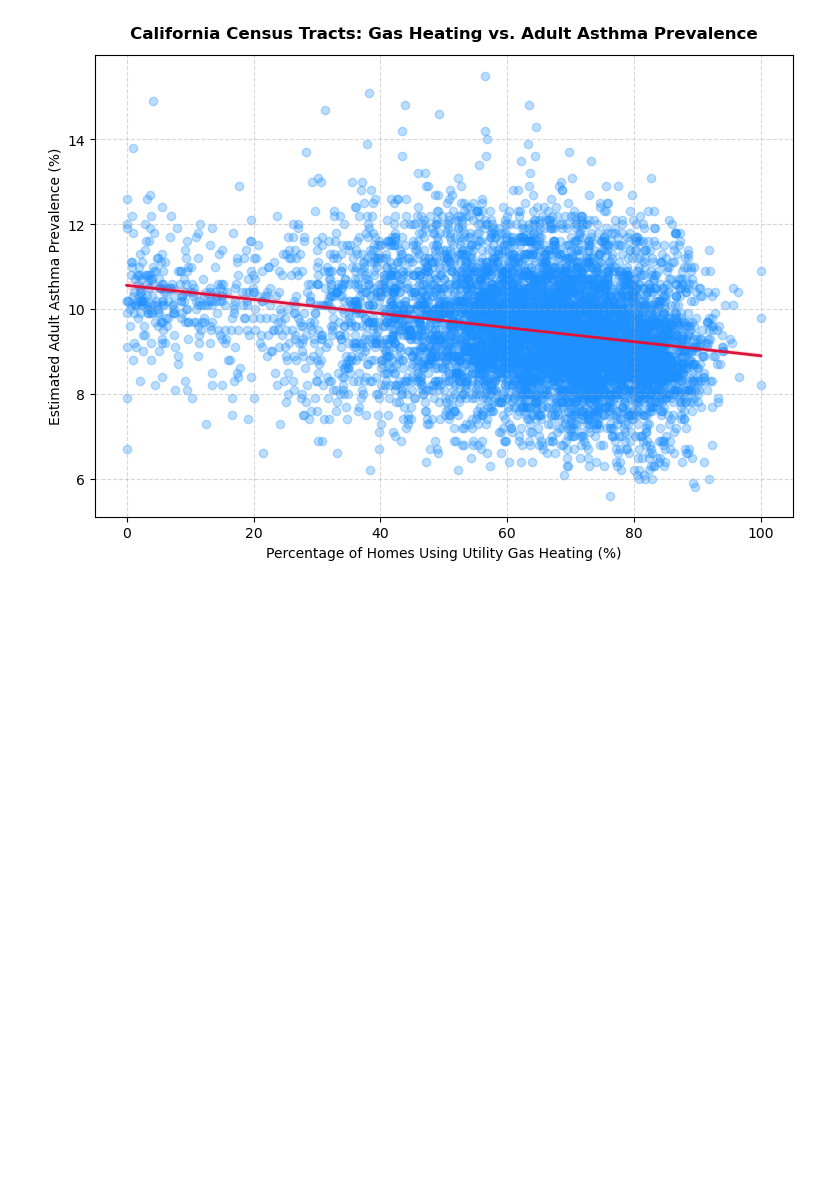
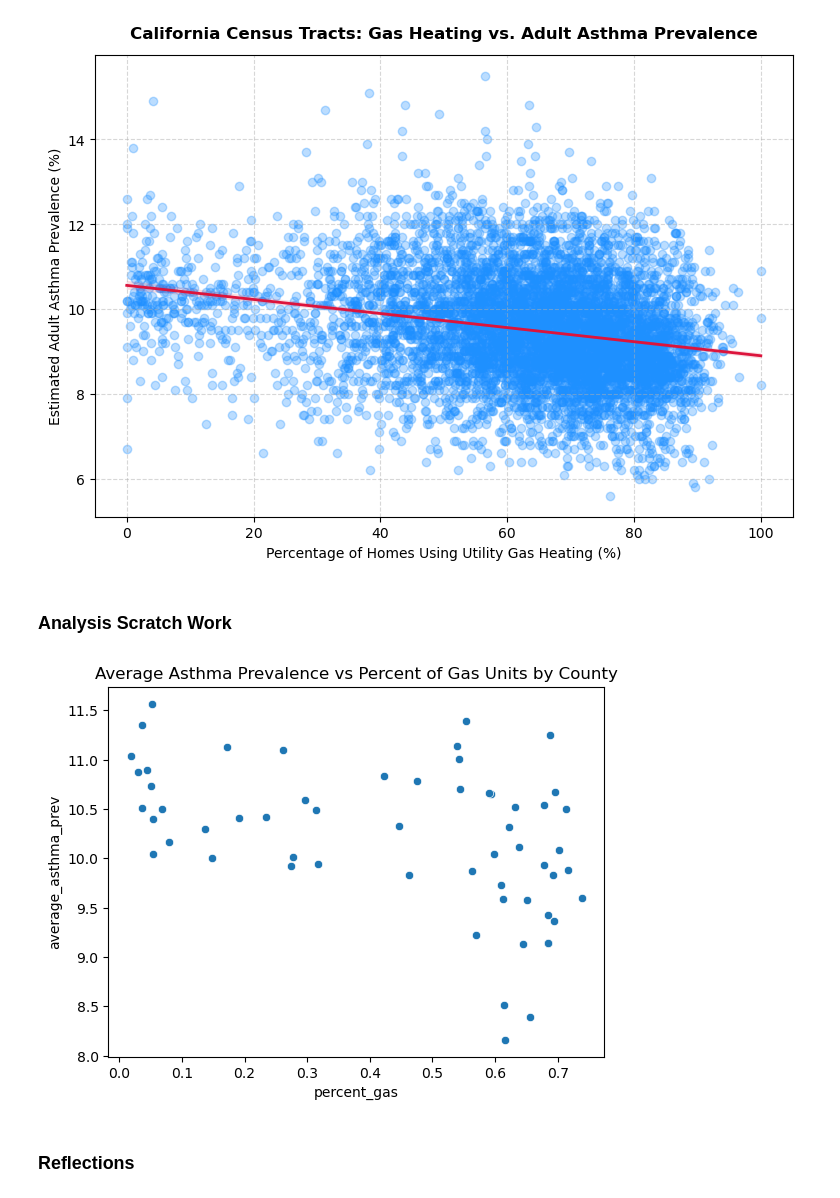
Before and after one commit to taylore25/Taylor-Elich-EEP-Senior-Thesis, a Jupyter notebook: Census Data Analysis.ipynb, the cells around one changed output. Cells and saved outputs as stored; diff of their text form; code cells hidden in the pictures; blank space fills up the shorter version.

```diff
--- a/Census Data Analysis.ipynb
+++ b/Census Data Analysis.ipynb
@@ -190,3 +190,30 @@ plt.show()
 Pearson Correlation Coefficient (r): -0.248
 P-value: 4.4877e-96
 [figure]
+# %% [markdown]
+### Analysis Scratch Work
+# %%
+#create a new column with just the county names
+df['County'] = df['NAME'].str.extract(r';\s*([^;]+?)\s+County')[0]
+
+df.sample(10)
+
+#create a df grouped by county, showing the total counts for different units and the average asthma
+#prevalence by county
+grouped_df = df.groupby('County').agg({
+    'total_units' : 'sum',
+    'utility_gas_units' : 'sum',
+    'electricity_units' : 'sum',
+    'CASTHMA_CrudePrev' : 'mean'
+})
+
+grouped_df = grouped_df.rename(columns = {'CASTHMA_CrudePrev' : 'average_asthma_prev'})
+grouped_df['percent_gas'] = grouped_df['utility_gas_units']/grouped_df['total_units']
+grouped_df.sort_values(by = ['percent_gas'], ascending = False)
+
+sns.scatterplot(data = grouped_df, x = 'percent_gas', y = 'average_asthma_prev')
+plt.title('Average Asthma Prevalence vs Percent of Gas Units by County');
+# %% [output]
+[figure, added]
+# %% [markdown]
+### Reflections
```
Also changed, not shown: parts of 18 cells of this notebook.
